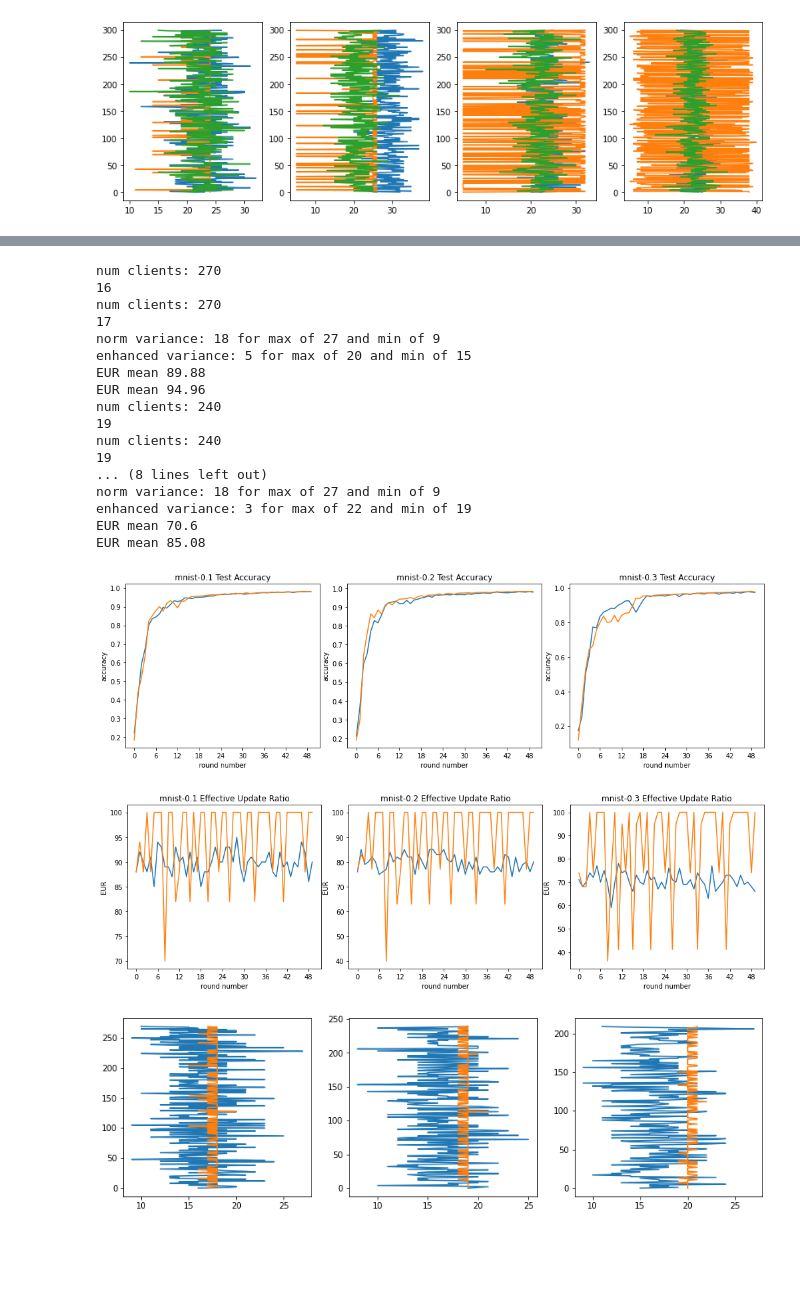
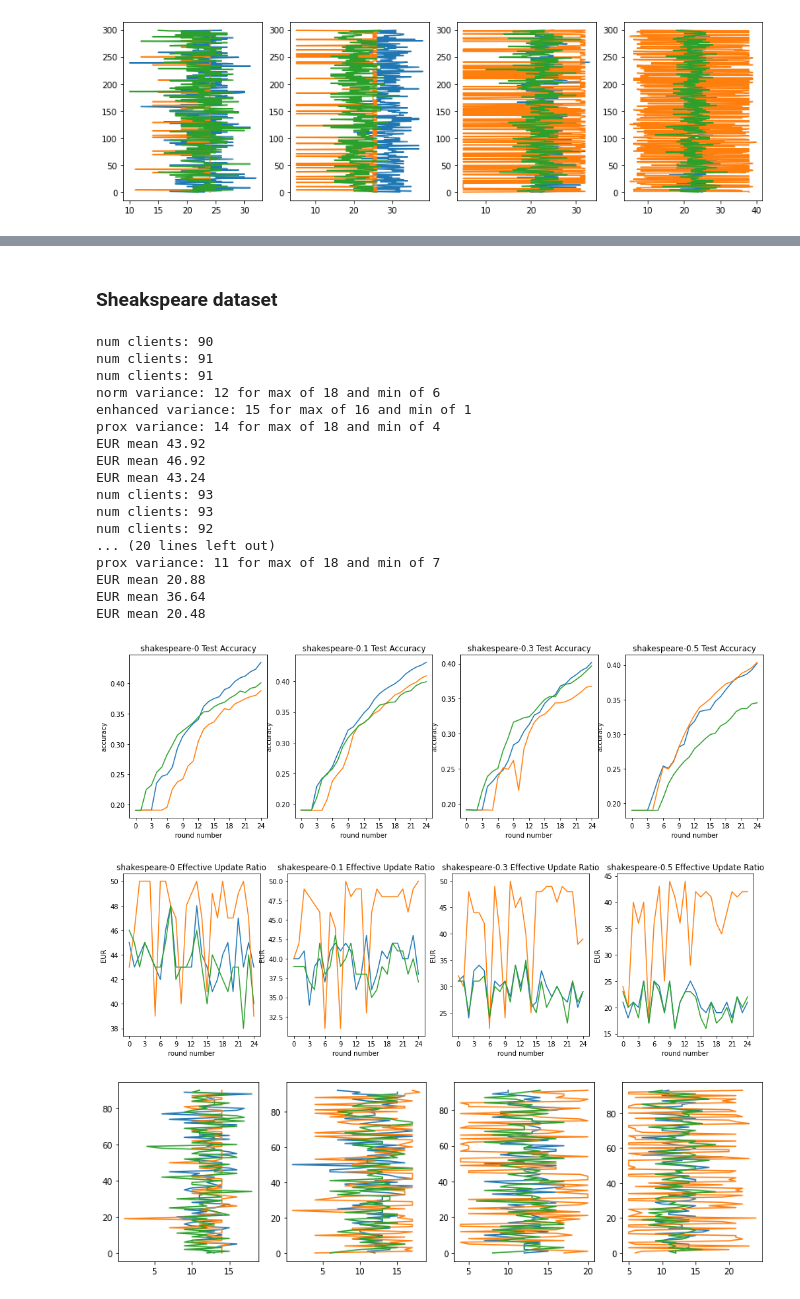
Before and after one commit to Serverless-Federated-Learning/FedLesScan, a Jupyter notebook: experiment/plots/eur_real.ipynb, the cells around one changed output, grey strips where cells are left out. Cells and saved outputs as stored; diff of their text form; code cells hidden in the pictures; blank space fills up the shorter version.

Commit message:
add initial experiment graphs

```diff
--- a/experiment/plots/eur_real.ipynb
+++ b/experiment/plots/eur_real.ipynb
@@ -217,31 +186,34 @@ EUR mean 25.0
+# %% [markdown]
+### Sheakspeare dataset
 # %%
-#minist controlled
-base_path = "../../out/real_world"
-dataset_titles = ["mnist-0.1","mnist-0.2","mnist-0.3"]
+base_path = "../../out/real_world/shakespeare_dataset"
+dataset_titles = ["shakespeare-0","shakespeare-0.1","shakespeare-0.3","shakespeare-0.5"]
 
-path_normals = [f'{base_path}/mnist-0.1',f'{base_path}/mnist-0.2',f'{base_path}/mnist-0.3']
-path_enhanced = [f'{base_path}/mnist-enhanced-0.1',f'{base_path}/mnist-enhanced-0.2',f'{base_path}/mnist-enhanced-0.3']
+path_normals = [f'{base_path}/shakespeare-0',f'{base_path}/shakespeare-0.1',f'{base_path}/shakespeare-0.3',f'{base_path}/shakespeare-0.5']
+path_prox = [f'{base_path}/shakespeare-prox-0',f'{base_path}/shakespeare-prox-0.1',f'{base_path}/shakespeare-prox-0.3',f'{base_path}/shakespeare-prox-0.5']
+
+path_enhanced = [f'{base_path}/shakespeare-enhanced-0',f'{base_path}/shakespeare-enhanced-0.1',f'{base_path}/shakespeare-enhanced-0.3',f'{base_path}/shakespeare-enhanced-0.5']
 
 
-plot_dataset_compare_3(path_normals,path_enhanced,dataset_titles)
+plot_dataset_compare_3(path_normals,path_enhanced,path_prox,dataset_titles)
 # %% [output]
-num clients: 270
-16
-num clients: 270
-17
-norm variance: 18 for max of 27 and min of 9
-enhanced variance: 5 for max of 20 and min of 15
-EUR mean 89.88
-EUR mean 94.96
-num clients: 240
-19
-num clients: 240
-19
-... (8 lines left out)
-norm variance: 18 for max of 27 and min of 9
-enhanced variance: 3 for max of 22 and min of 19
-EUR mean 70.6
-EUR mean 85.08
+num clients: 90
+num clients: 91
+num clients: 91
+norm variance: 12 for max of 18 and min of 6
+enhanced variance: 15 for max of 16 and min of 1
+prox variance: 14 for max of 18 and min of 4
+EUR mean 43.92
+EUR mean 46.92
+EUR mean 43.24
+num clients: 93
+num clients: 93
+num clients: 92
+... (20 lines left out)
+prox variance: 11 for max of 18 and min of 7
+EUR mean 20.88
+EUR mean 36.64
+EUR mean 20.48
-[figure, old version]
+[figure, new version]
-[figure, old version]
+[figure, new version]
-[figure, old version]
+[figure, new version]
```
Also changed, not shown: parts of 9 cells of this notebook.
